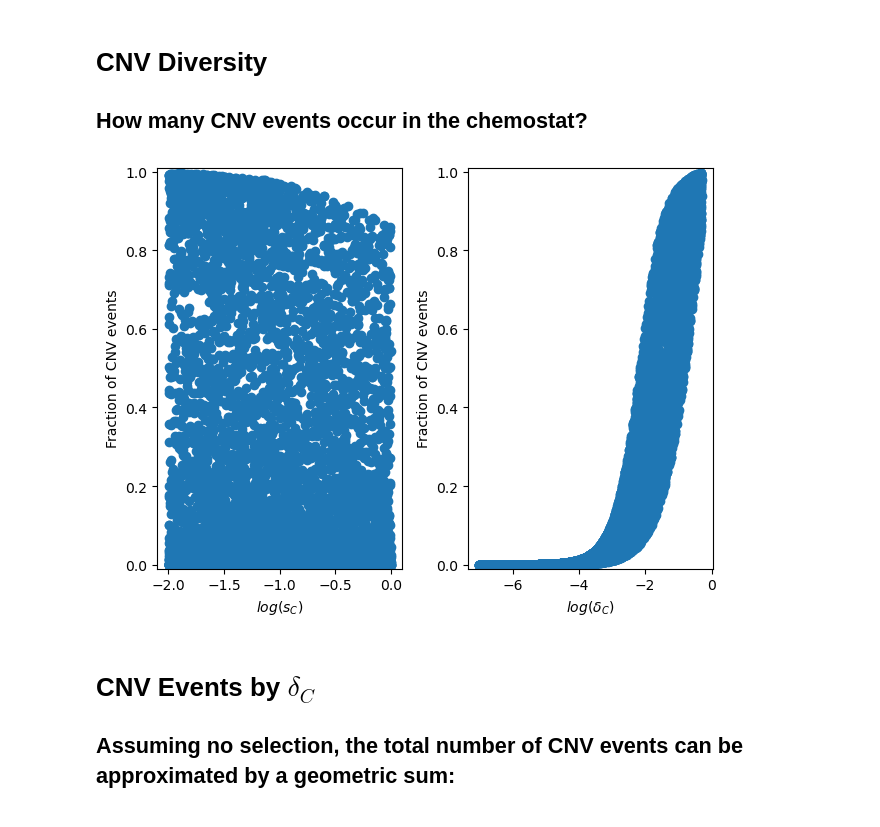
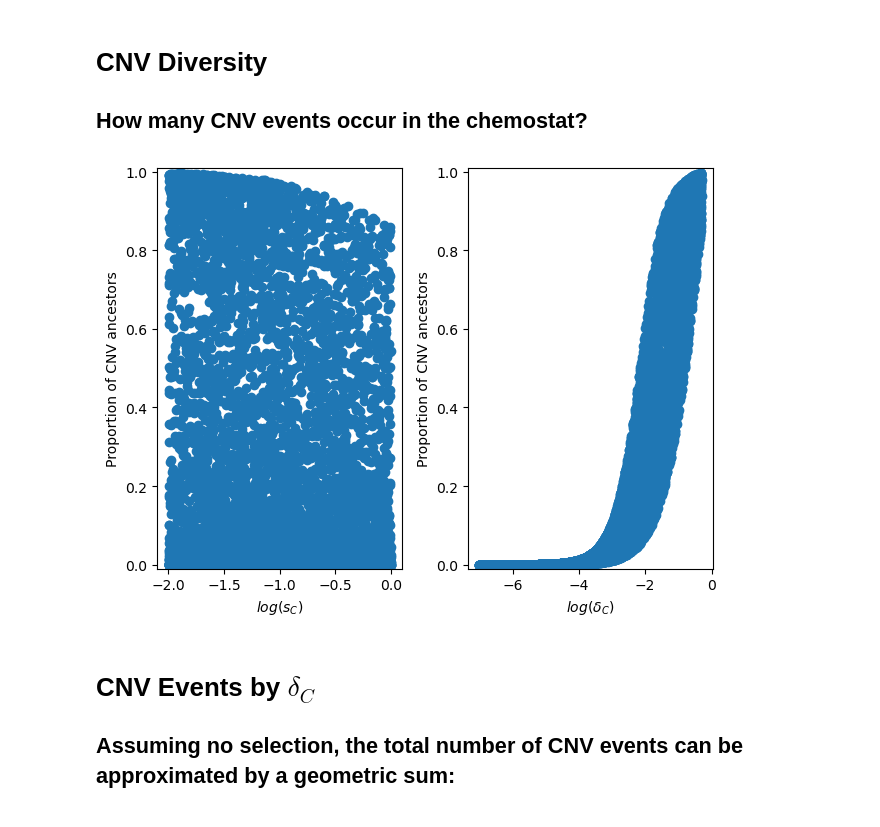
Before and after one commit to yoavram-lab/chuong_et_al, a Jupyter notebook: Diversity.ipynb, the cells around one changed output. Drawn from its saved outputs; the diff is of its cells as text; code cells hidden in the pictures.

```diff
--- a/Diversity.ipynb
+++ b/Diversity.ipynb
@@ -8,24 +8,24 @@ import matplotlib.pyplot as plt
 # %%
 # Pre-simulated data - 10k simulations
 # Each simulation's output is the comulative number of CNV events
 div_df = pd.read_csv('presimulated_data/WF_presimulated_data_10000_diversity.csv', header=None)
 div_df.columns = ['CNVs']
 
 # Simulated parameters
 div_theta = pd.read_csv('presimulated_data/WF_presimulated_theta_10000_diversity.csv', header=None).iloc[:,:-1]
 div_theta.columns = ['$log(s_C)$', '$log(δ_C)$']
 
 # Plotting CNV events as a function of model parameters
 fig, ax = plt.subplots(1,2, tight_layout=True)
 N = float(3.3e8)
 for i in range(len(div_theta.columns)):
     c = div_theta.columns[i]
     ax[i].scatter(div_theta[c],div_df['CNVs'].astype(float) / N)
     ax[i].set_xlabel(c)
-    ax[i].set_ylabel('Fraction of CNV events')
+    ax[i].set_ylabel('Proportion of CNV ancestors')
     ax[i].set_ylim(-0.01,1.01)
 # %% [output]
-[figure, old version]
+[figure, new version]
 # %% [markdown]
 # CNV Events by $\delta_C$
 ## Assuming no selection, the total number of CNV events can be approximated by a geometric sum:
```
Also changed, not shown: parts of 4 cells of this notebook.
